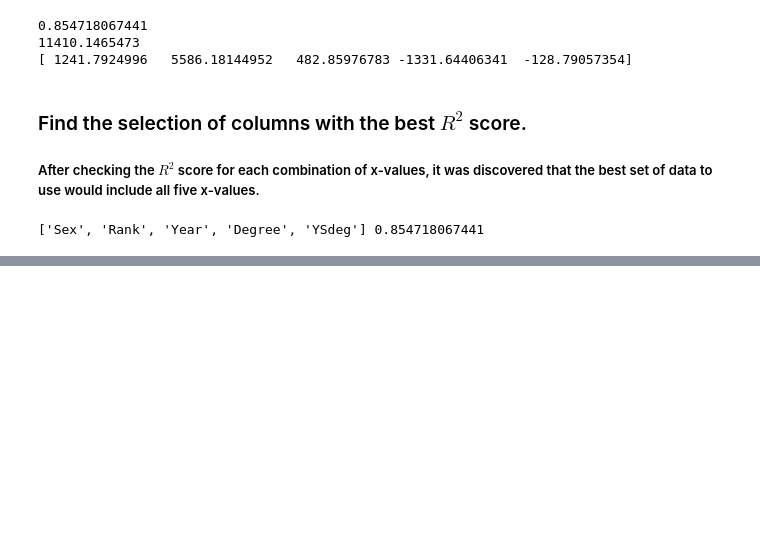
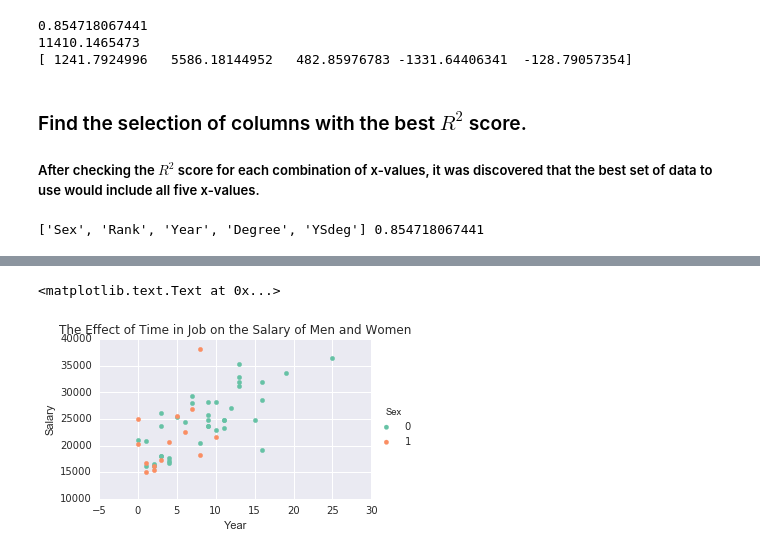
Before and after one commit to sateigen/linear-regression, a Jupyter notebook: simple-linear-regression.ipynb, the cells around one changed output, grey strips where cells are left out. Saved outputs shown, nothing was run; the diff lists cells and outputs as text; code cells hidden in the pictures; blank space fills up the shorter version.

```diff
--- a/simple-linear-regression.ipynb
+++ b/simple-linear-regression.ipynb
@@ -152,0 +183,8 @@ print(max_group, best_score)
+# %%
+genders = [0, 1]
+fg = sns.FacetGrid(data=salary_data, hue='Sex', hue_order=genders, aspect=1.61, palette="Set2")
+fg.map(plt.scatter, 'Year', 'Salary').add_legend()
+plt.title('The Effect of Time in Job on the Salary of Men and Women')
+# %% [output]
+<matplotlib.text.Text at 0x...>
+[figure, added]
```
Also changed, not shown: parts of 6 cells of this notebook.
